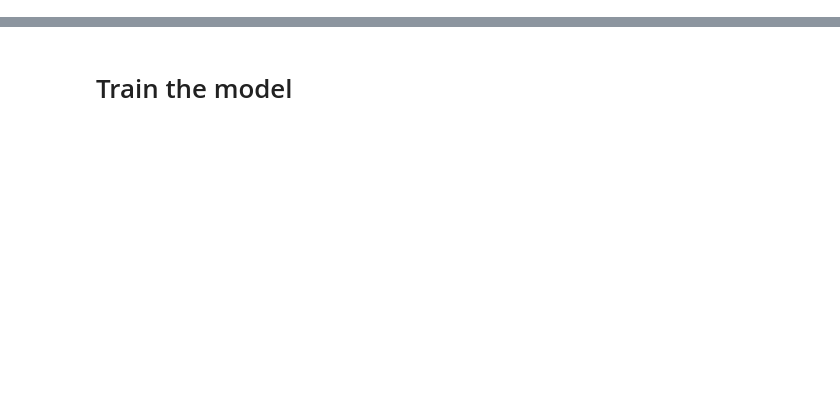
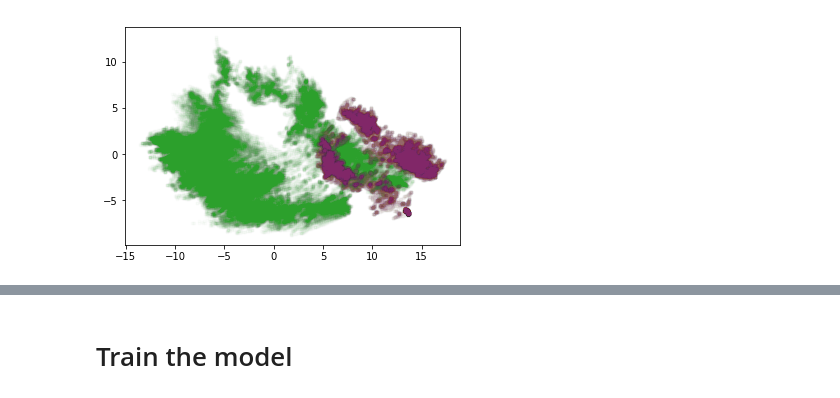
Before and after one commit to gszep/sound-detection, a Jupyter notebook: musicnet_functional.ipynb, the cells around one changed output, grey strips where cells are left out. Saved outputs shown, nothing was run; the diff lists cells and outputs as text; code cells hidden in the pictures; blank space fills up the shorter version.

```diff
--- a/musicnet_functional.ipynb
+++ b/musicnet_functional.ipynb
@@ -69,0 +103,7 @@ s
+# %%
+for inst in xrange(11):
+
+    inst_mask = amax(label[:,:,inst],axis=1).todense().astype(bool)
+    plot(pca1[inst_mask], pca2[inst_mask],'.',alpha=0.01)
+# %% [output]
+[figure, added]
```
Also changed, not shown: parts of 22 cells of this notebook, 8 other files.
